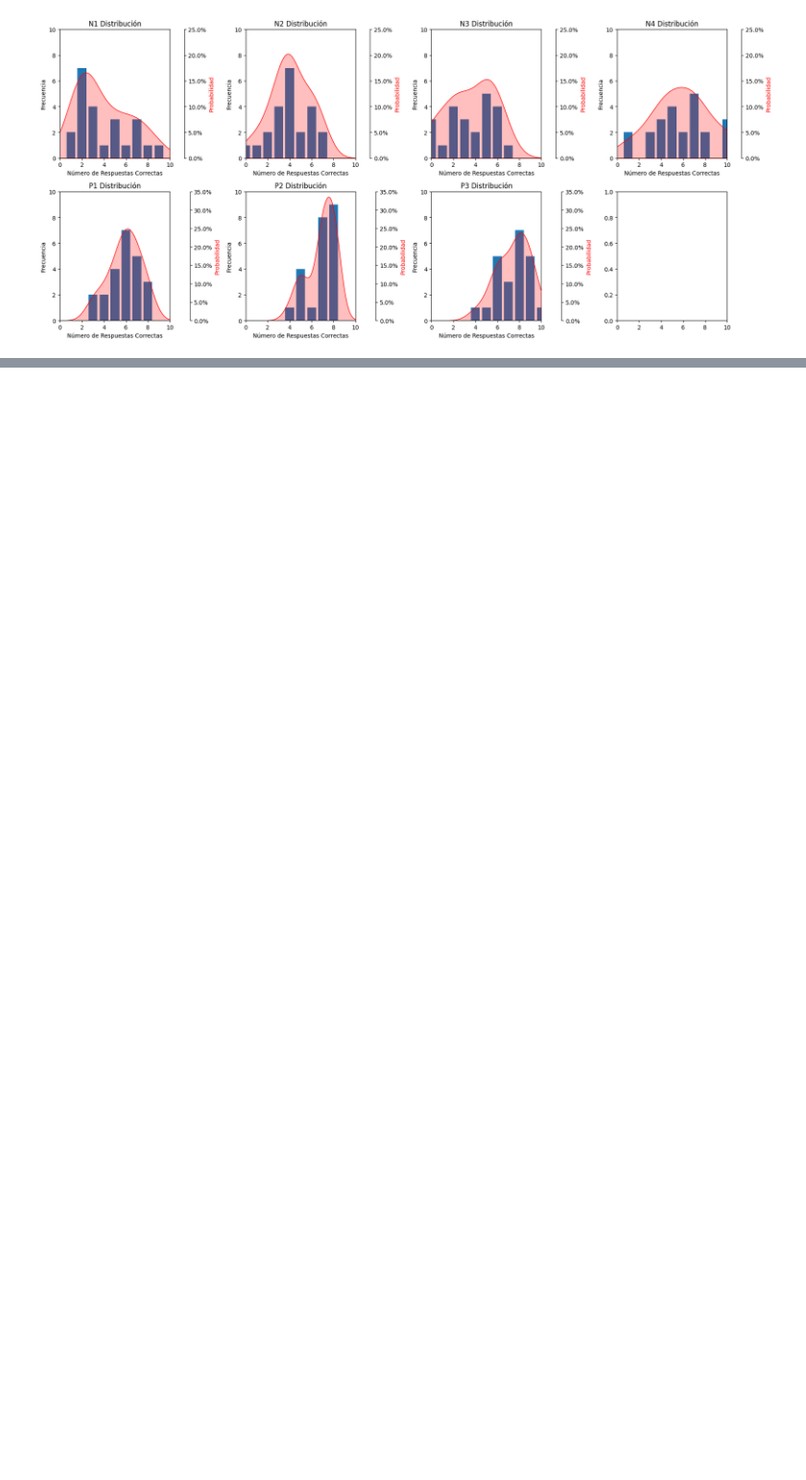
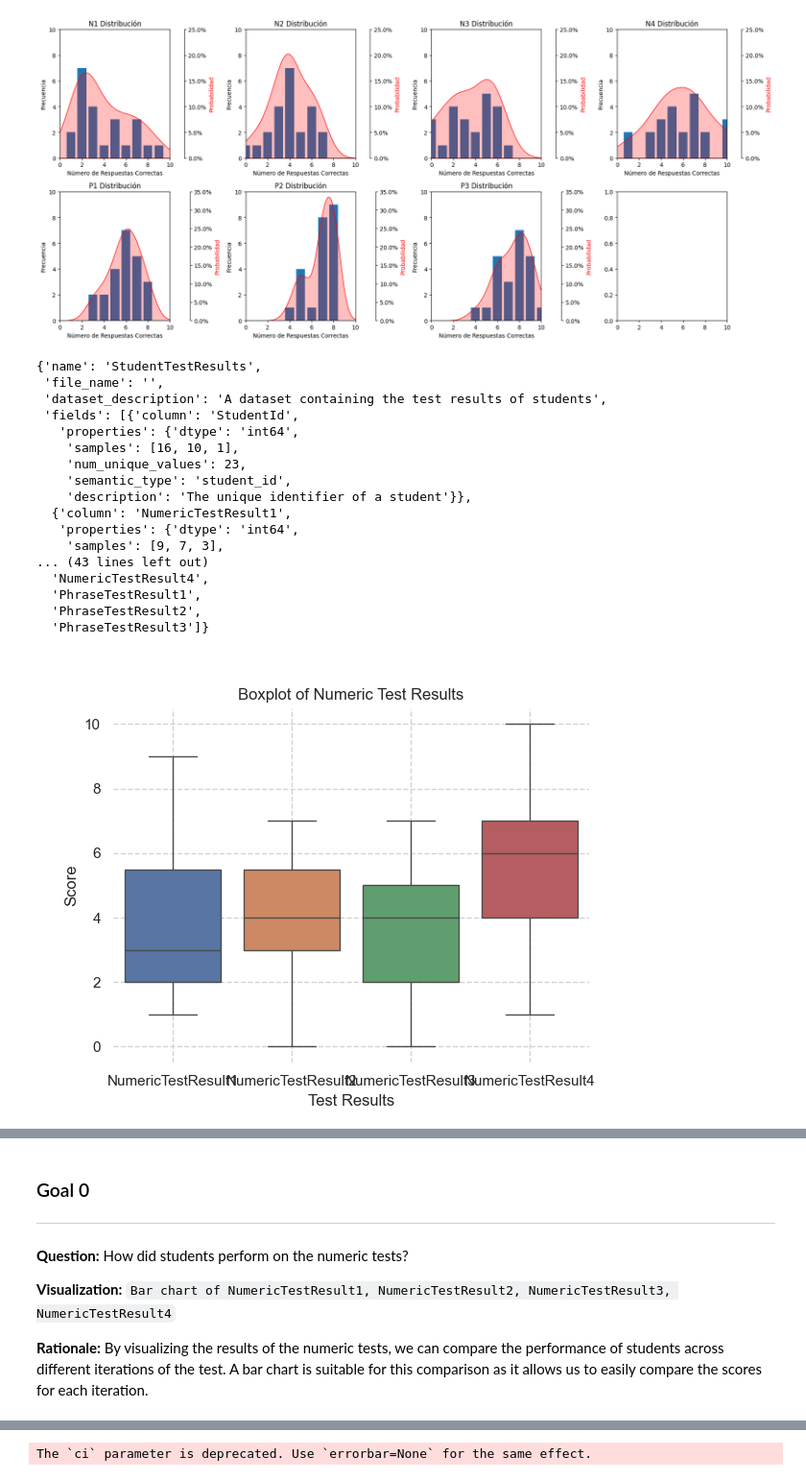
Before and after one commit to perocha/basic-statistics, a Jupyter notebook: main.ipynb, the cells around one changed output, grey strips where cells are left out. Shown at 96% size. Cells and saved outputs as stored; diff of their text form; code cells hidden in the pictures; blank space fills up the shorter version.

Commit message:
Add support of LIDA

```diff
--- a/main.ipynb
+++ b/main.ipynb
@@ -84,3 +84,70 @@ plt.tight_layout()
 plt.show()
 # %% [output]
 [figure]
+# %%
+# Read the data from the CSV file (replace 'your_file.csv' with the actual file path)
+dataframe_to_analyse = pd.read_csv('rawdata.csv', delimiter=';')
+
+# Import Lida
+from lida import llm, Manager, TextGenerationConfig
+from dotenv import load_dotenv
+import os
+
+# Load environment variables from .env file
+load_dotenv()
+
+# Create a Lida instance
+openai_gen = llm(provider="openai", api_type="azure",
+               api_base=os.environ["OPENAI_API_BASE"],
+               api_key=os.environ["OPENAI_API_KEY"],
+               api_version=os.environ["OPENAI_API_VERSION"])
+lida = Manager(text_gen=openai_gen)
+
+# Configure OpenAI API
+openai_config = TextGenerationConfig(n=1, temperature=0.5, model=os.environ["DEPLOYMENT_ID"], max_tokens=50)
+
+# Generate a summary of the data
+summary = lida.summarize(dataframe_to_analyse, summary_method="llm", textgen_config=openai_config)
+display(summary)
+
+# Given a dataset, recommend visualizations
+recommendations = lida.recommend(dataframe_to_analyse, summary=summary, n=3,  textgen_config=openai_config)
+for recommendation in recommendations:
+    display(recommendation)
+
+# Generate 3 different possible goals from the intent of a persona
+persona = f"A primary professor who wants to get insights on how students performed each iteration of 2 tests, numeric and phrases."
+personal_goals = lida.goals(summary, n=3, persona=persona, textgen_config=openai_config)
+for goal in personal_goals:
+    display(goal)
+
+# Visualize the generated goals as charts
+for goal in personal_goals:
+    charts = lida.visualize(summary=summary, goal=goal, textgen_config=openai_config)
+    for chart in charts:
+        display(chart)
+
+# Visualize data based on a user query
+user_query = "What is the distribution students per each test?"
+charts = lida.visualize(summary=summary, goal=user_query, textgen_config=openai_config)
+for chart in charts:
+    display(chart)
+# %% [output]
+{'name': 'StudentTestResults',
+ 'file_name': '',
+ 'dataset_description': 'A dataset containing the test results of students',
+ 'fields': [{'column': 'StudentId',
+   'properties': {'dtype': 'int64',
+    'samples': [16, 10, 1],
+    'num_unique_values': 23,
+    'semantic_type': 'student_id',
+    'description': 'The unique identifier of a student'}},
+  {'column': 'NumericTestResult1',
+   'properties': {'dtype': 'int64',
+    'samples': [9, 7, 3],
+... (43 lines left out)
+  'NumericTestResult4',
+  'PhraseTestResult1',
+  'PhraseTestResult2',
+  'PhraseTestResult3']}
+[figure, added]
@@ -86,0 +156,8 @@ plt.show()
+
+### Goal 0
+---
+**Question:** How did students perform on the numeric tests?
+
+**Visualization:** `Bar chart of NumericTestResult1, NumericTestResult2, NumericTestResult3, NumericTestResult4`
+
+**Rationale:** By visualizing the results of the numeric tests, we can compare the performance of students across different iterations of the test. A bar chart is suitable for this comparison as it allows us to easily compare the scores for each iteration.
@@ -86,0 +181 @@ plt.show()
+The `ci` parameter is deprecated. Use `errorbar=None` for the same effect.
```
Also changed, not shown: parts of 1 cell of this notebook, 1 other file.
